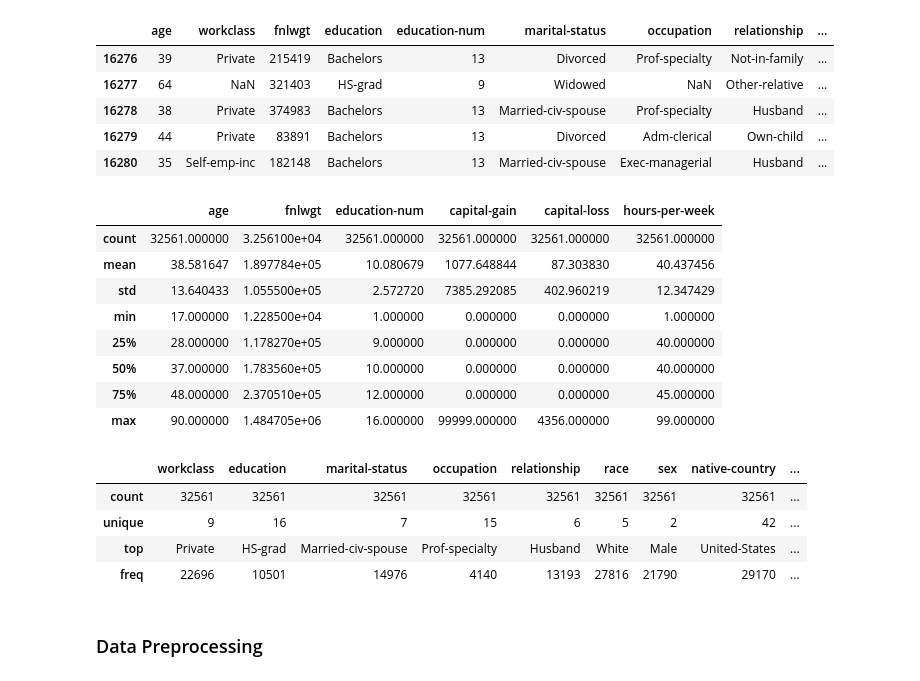
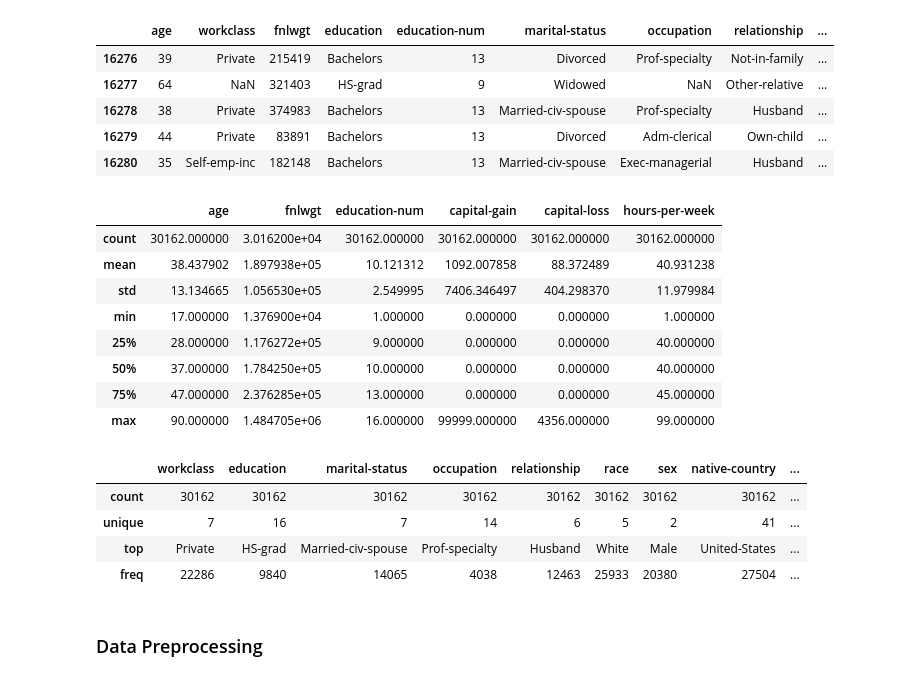
Before and after one commit to Suchiash/Python_Code, a Jupyter notebook: DS_Assessment_Segmentation - Aunalytics.ipynb, the cells around one changed output. Saved outputs shown, nothing was run; the diff lists cells and outputs as text; code cells hidden in the pictures.

```diff
--- a/DS_Assessment_Segmentation - Aunalytics.ipynb
+++ b/DS_Assessment_Segmentation - Aunalytics.ipynb
@@ -54,25 +54,25 @@ df_test.tail()
 | 16279 | 44 | Private | 83891 | Bachelors | 13 | Divorced | Adm-clerical | Own-child | ... |
 | 16280 | 35 | Self-emp-inc | 182148 | Bachelors | 13 | Married-civ-spouse | Exec-managerial | Husband | ... |
 # %%
-df.describe()
+df_train.describe()
 # %% [output]
 |  | age | fnlwgt | education-num | capital-gain | capital-loss | hours-per-week |
-| count | 32561.000000 | 3.256100e+04 | 32561.000000 | 32561.000000 | 32561.000000 | 32561.000000 |
-| mean | 38.581647 | 1.897784e+05 | 10.080679 | 1077.648844 | 87.303830 | 40.437456 |
-| std | 13.640433 | 1.055500e+05 | 2.572720 | 7385.292085 | 402.960219 | 12.347429 |
-| min | 17.000000 | 1.228500e+04 | 1.000000 | 0.000000 | 0.000000 | 1.000000 |
-| 25% | 28.000000 | 1.178270e+05 | 9.000000 | 0.000000 | 0.000000 | 40.000000 |
-| 50% | 37.000000 | 1.783560e+05 | 10.000000 | 0.000000 | 0.000000 | 40.000000 |
-| 75% | 48.000000 | 2.370510e+05 | 12.000000 | 0.000000 | 0.000000 | 45.000000 |
+| count | 30162.000000 | 3.016200e+04 | 30162.000000 | 30162.000000 | 30162.000000 | 30162.000000 |
+| mean | 38.437902 | 1.897938e+05 | 10.121312 | 1092.007858 | 88.372489 | 40.931238 |
+| std | 13.134665 | 1.056530e+05 | 2.549995 | 7406.346497 | 404.298370 | 11.979984 |
+| min | 17.000000 | 1.376900e+04 | 1.000000 | 0.000000 | 0.000000 | 1.000000 |
+| 25% | 28.000000 | 1.176272e+05 | 9.000000 | 0.000000 | 0.000000 | 40.000000 |
+| 50% | 37.000000 | 1.784250e+05 | 10.000000 | 0.000000 | 0.000000 | 40.000000 |
+| 75% | 47.000000 | 2.376285e+05 | 13.000000 | 0.000000 | 0.000000 | 45.000000 |
 | max | 90.000000 | 1.484705e+06 | 16.000000 | 99999.000000 | 4356.000000 | 99.000000 |
 # %%
-df.describe(include = ['O'])
+df_train.describe(include = ['O'])
 # %% [output]
 |  | workclass | education | marital-status | occupation | relationship | race | sex | native-country | ... |
-| count | 32561 | 32561 | 32561 | 32561 | 32561 | 32561 | 32561 | 32561 | ... |
-| unique | 9 | 16 | 7 | 15 | 6 | 5 | 2 | 42 | ... |
+| count | 30162 | 30162 | 30162 | 30162 | 30162 | 30162 | 30162 | 30162 | ... |
+| unique | 7 | 16 | 7 | 14 | 6 | 5 | 2 | 41 | ... |
 | top | Private | HS-grad | Married-civ-spouse | Prof-specialty | Husband | White | Male | United-States | ... |
-| freq | 22696 | 10501 | 14976 | 4140 | 13193 | 27816 | 21790 | 29170 | ... |
+| freq | 22286 | 9840 | 14065 | 4038 | 12463 | 25933 | 20380 | 27504 | ... |
 # %% [markdown]
 ### Data Preprocessing
 # %% [markdown]
```
Also changed, not shown: parts of 1 cell of this notebook.
